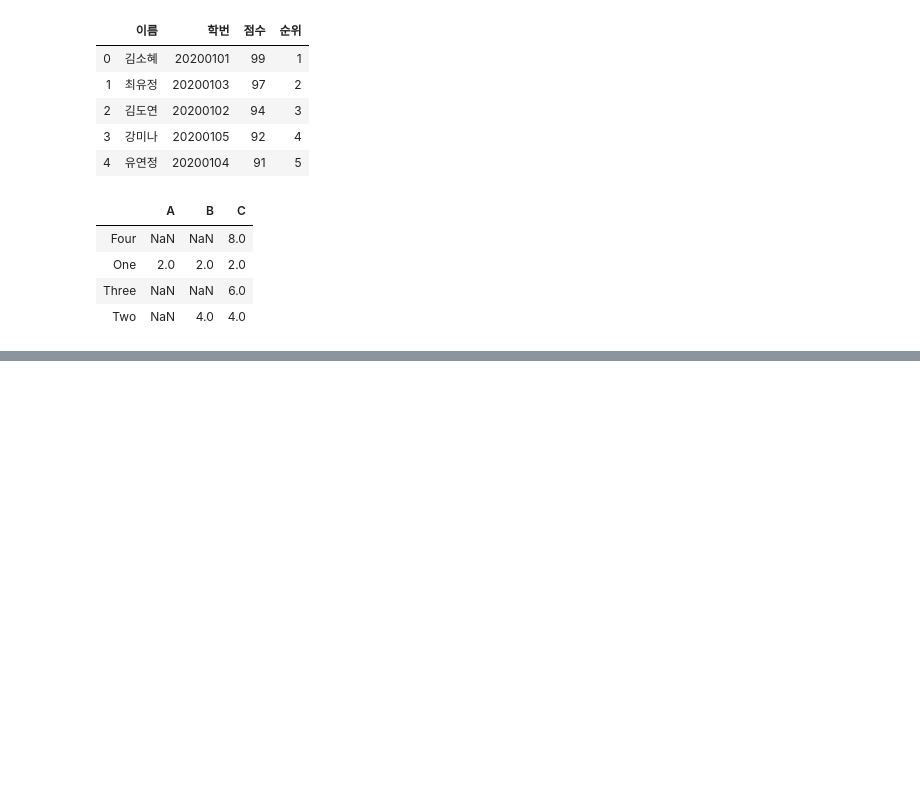
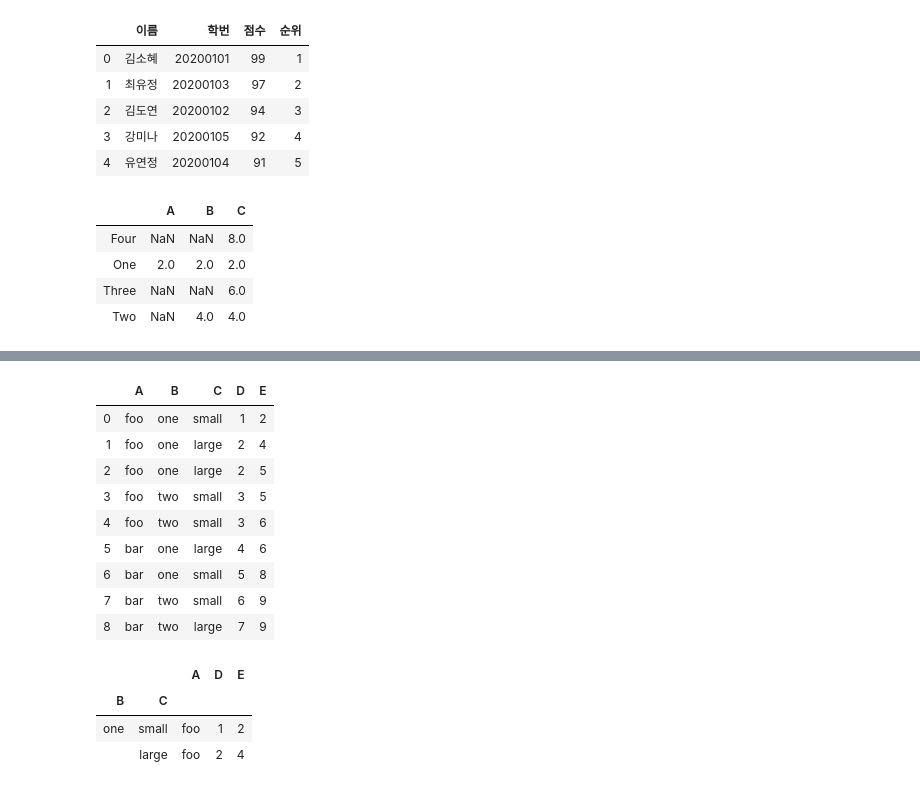
Before and after one commit to galaxy1014/ML_module_summary, a Jupyter notebook: Pandas/Chapter5_Reconstruction/Chapter5.ipynb, the cells around one changed output, grey strips where cells are left out. Drawn from its saved outputs; the diff is of its cells as text; code cells hidden in the pictures; blank space fills up the shorter version.

```diff
--- a/Pandas/Chapter5_Reconstruction/Chapter5.ipynb
+++ b/Pandas/Chapter5_Reconstruction/Chapter5.ipynb
@@ -277,0 +395,13 @@ df
+# %%
+df2
+# %% [output]
+|  | A | B | C | D | E |
+| 0 | foo | one | small | 1 | 2 |
+| 1 | foo | one | large | 2 | 4 |
+| 2 | foo | one | large | 2 | 5 |
+| 3 | foo | two | small | 3 | 5 |
+| 4 | foo | two | small | 3 | 6 |
+| 5 | bar | one | large | 4 | 6 |
+| 6 | bar | one | small | 5 | 8 |
+| 7 | bar | two | small | 6 | 9 |
+| 8 | bar | two | large | 7 | 9 |
@@ -277,0 +410,7 @@ df
+# %%
+result.head(2)
+# %% [output]
+|  |  | A | D | E |
+| B | C |  |  |  |
+| one | small | foo | 1 | 2 |
+|  | large | foo | 2 | 4 |
```
Also changed, not shown: parts of 30 cells of this notebook, 2 other files.
